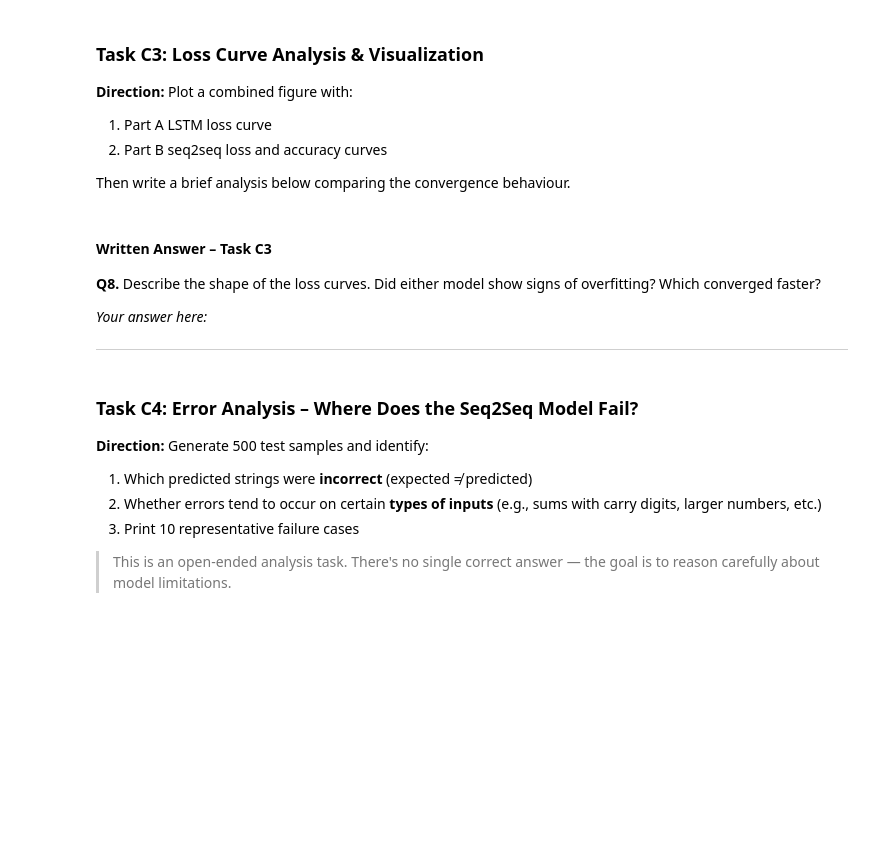
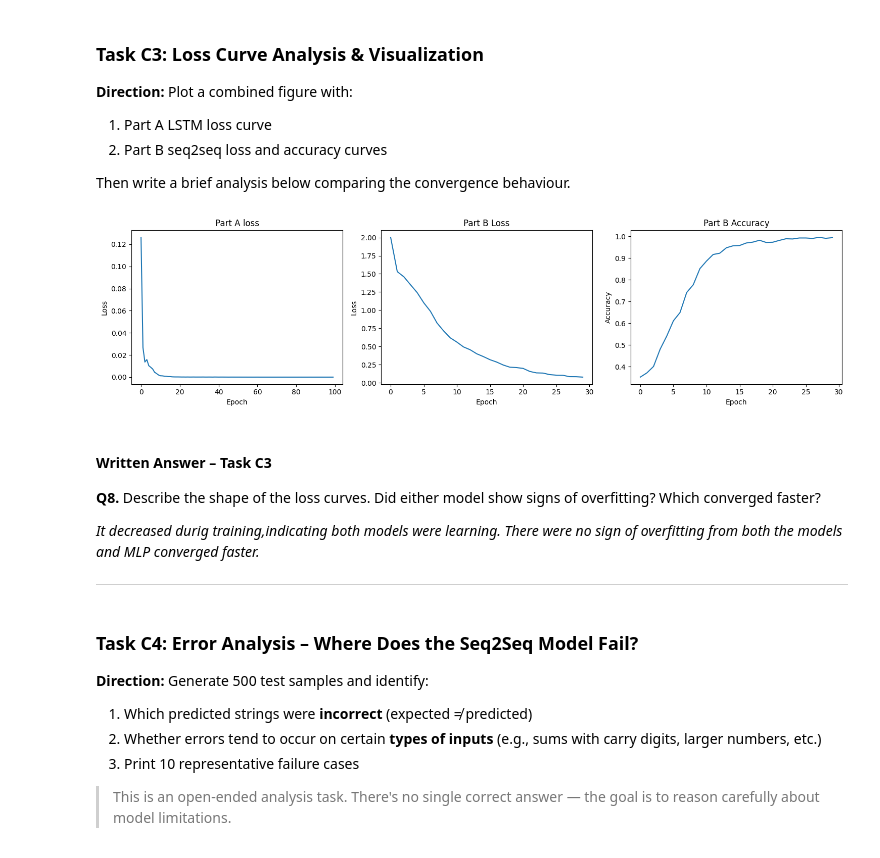
Before and after one commit to tavish-1721/Tavish-Singh-, a Jupyter notebook: Week3/LSTM_Assignment.ipynb, the cells around one changed output. Cells and saved outputs as stored; diff of their text form; code cells hidden in the pictures; blank space fills up the shorter version.

```diff
--- a/Week3/LSTM_Assignment.ipynb
+++ b/Week3/LSTM_Assignment.ipynb
@@ -803,17 +842,37 @@ Then write a brief analysis below comparing the convergence behaviour.
 # %%
 # TODO ────────────────────────────────────────────────────────────────────────
 # Create a figure with 3 subplots side by side:
+plt.figure(figsize=(15,4))
 #   1. Part A loss (history_a)
+plt.subplot(1,3,1)
+plt.plot(history_a)
+plt.xlabel('Epoch')
+plt.ylabel('Loss')
+plt.title('Part A loss')
 #   2. Part B loss (history_b_loss)
+plt.subplot(1,3,2)
+plt.plot(history_b_loss)
+plt.xlabel('Epoch')
+plt.ylabel('Loss')
+plt.title('Part B Loss')
 #   3. Part B accuracy (history_b_acc)
+plt.subplot(1,3,3)
+plt.plot(history_b_acc)
+plt.xlabel('Epoch')
+plt.ylabel('Accuracy')
+plt.title('Part B Accuracy')
 # Label all axes. Add a title to each subplot.
 # ─────────────────────────────────────────────────────────────────────────────
+plt.tight_layout()
+plt.show()
+# %% [output]
+[figure, added]
 # %% [markdown]
 #### Written Answer – Task C3
 
 **Q8.** Describe the shape of the loss curves. Did either model show signs of overfitting? Which converged faster?
 
-*Your answer here:*
+*It decreased durig training,indicating both models were learning. There were no sign of overfitting from both the models and MLP converged faster.*
 
 ---
 # %% [markdown]
```
Also changed, not shown: parts of 5 cells of this notebook.
